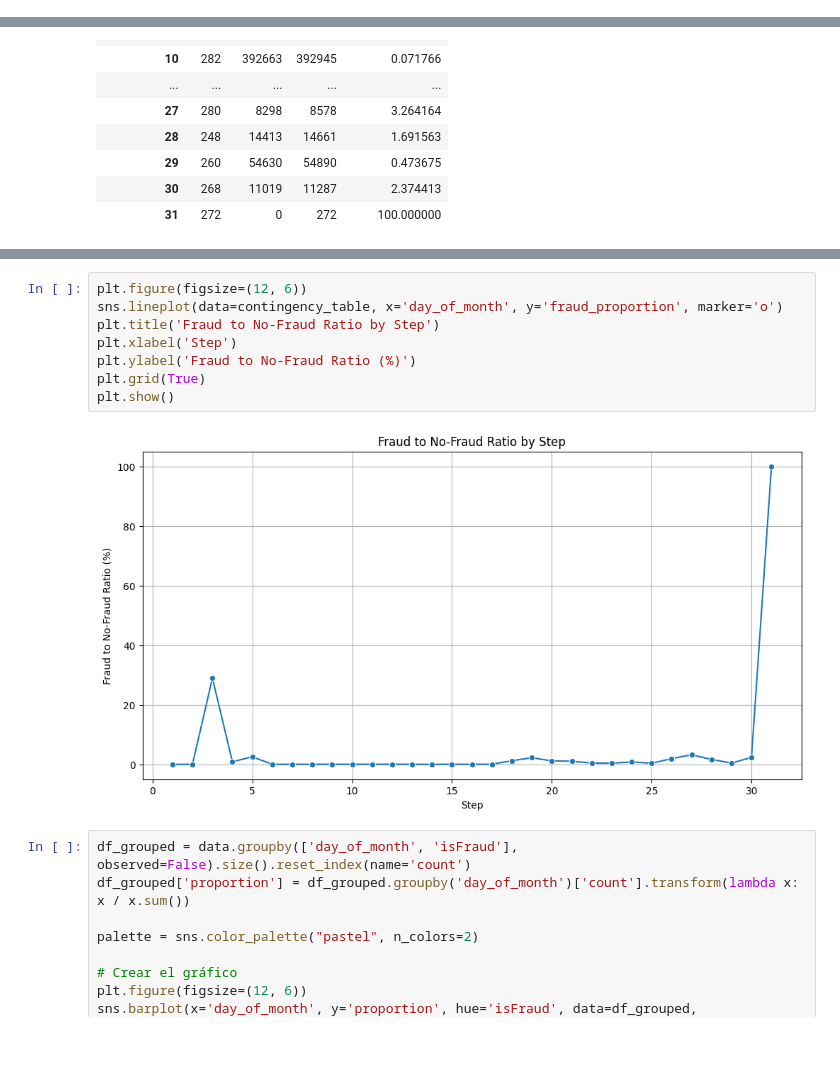
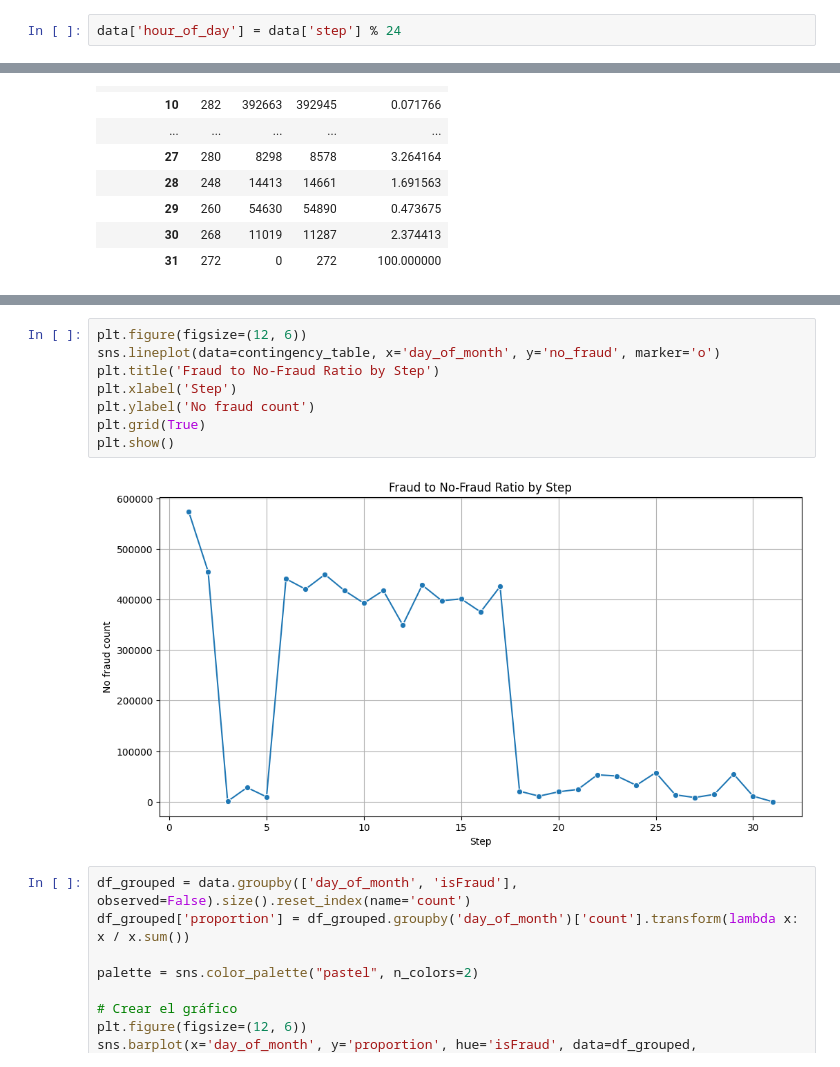
Before and after one commit to AMaldu/fraud_detection, a Jupyter notebook: notebooks/bivariate_analysis.ipynb, the cells around one changed output, grey strips where cells are left out. Saved outputs shown, nothing was run; the diff lists cells and outputs as text.

```diff
--- a/notebooks/bivariate_analysis.ipynb
+++ b/notebooks/bivariate_analysis.ipynb
@@ -120,0 +133,2 @@ Taking into consideration that these are proportions, not total values.
+# %%
+data['hour_of_day'] = data['step'] % 24
@@ -145,13 +284,13 @@ contingency_table
 # %%
 plt.figure(figsize=(12, 6))
-sns.lineplot(data=contingency_table, x='day_of_month', y='fraud_proportion', marker='o')
+sns.lineplot(data=contingency_table, x='day_of_month', y='no_fraud', marker='o')
 plt.title('Fraud to No-Fraud Ratio by Step')
 plt.xlabel('Step')
-plt.ylabel('Fraud to No-Fraud Ratio (%)')
+plt.ylabel('No fraud count')
 plt.grid(True)
 plt.show()
 # %% [output]
-[figure, old version]
+[figure, new version]
 # %%
 df_grouped = data.groupby(['day_of_month', 'isFraud'], observed=False).size().reset_index(name='count')
 df_grouped['proportion'] = df_grouped.groupby('day_of_month')['count'].transform(lambda x: x / x.sum())
```
Also changed, not shown: parts of 44 cells of this notebook.
